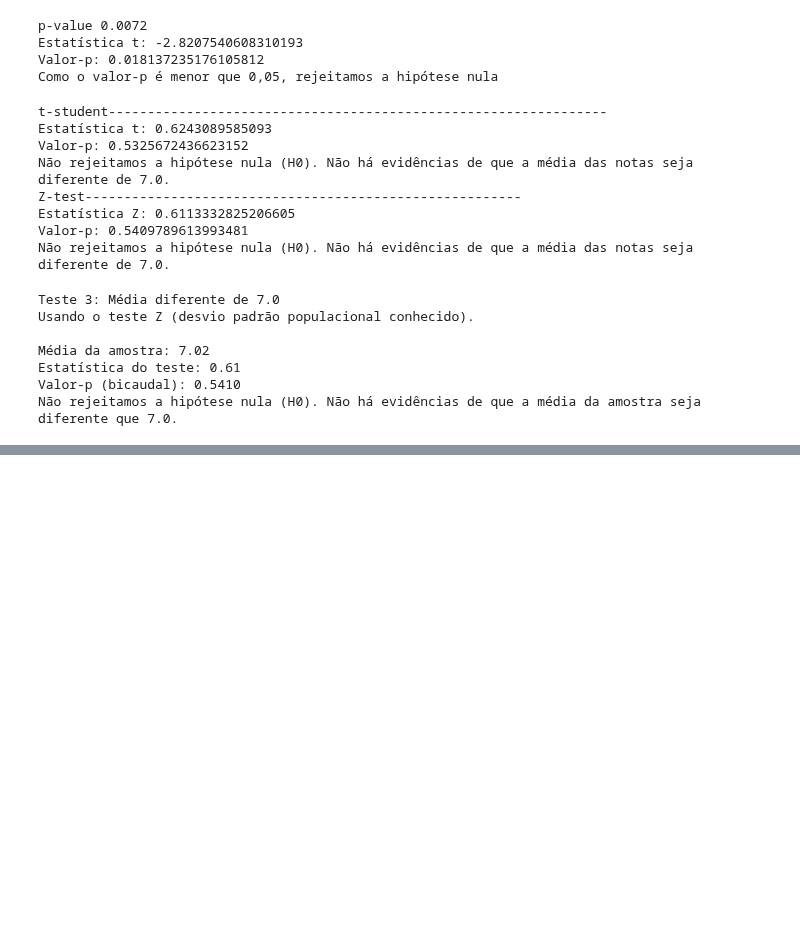
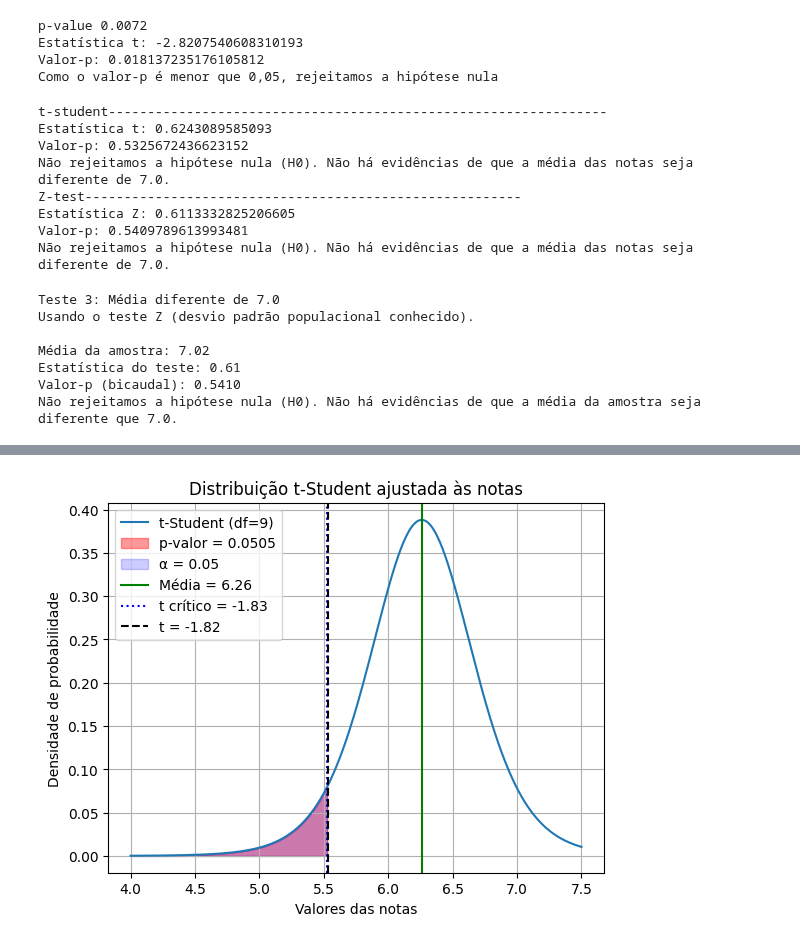
Before and after one commit to albertoakel/EBAC, a Jupyter notebook: notebook/Teste_de_hipotese_exemplos.ipynb, the cells around one changed output, grey strips where cells are left out. Saved outputs shown, nothing was run; the diff lists cells and outputs as text; code cells hidden in the pictures; blank space fills up the shorter version.

```diff
--- a/notebook/Teste_de_hipotese_exemplos.ipynb
+++ b/notebook/Teste_de_hipotese_exemplos.ipynb
@@ -381,0 +529,12 @@ Não rejeitamos a hipótese nula (H0). Não há evidências de que a média da a
+# %%
+notas=[6.5, 6, 6.8, 7.5, 4, 7.1, 6.7, 7.4, 6.6, 4] , desvio= 1.20349,média=6.26
+muo=7
+ho=7
+#calcular média e desvio das amostas
+
+x=np.mean(notas)
+s=np.std(notas)
+t=(x-ho)/(s/np.sqrt(len(notas)))
+print('Média:',x)
+print('Desvio padrão:',s)
+print('teste-t:',t)
@@ -381,0 +596,58 @@ Não rejeitamos a hipótese nula (H0). Não há evidências de que a média da a
+# %%
+import numpy as np
+import matplotlib.pyplot as plt
+from scipy.stats import t
+
+# Parâmetros
+df = 9  # Graus de liberdade
+t_value = -1.82  # Estatística t calculada
+p_value = 0.0505  # p-valor
+alpha = 0.05  # Nível de significância
+t_critical = t.ppf(alpha, df)  # Valor crítico de t
+
+# Intervalo das notas
+notas = [6.5, 6, 6.8, 7.5, 4, 7.1, 6.7, 7.4, 6.6, 4]
+x_min = min(notas)  # Valor mínimo das notas
+x_max = max(notas)  # Valor máximo das notas
+
+# Gerar valores de x para o gráfico
+x = np.linspace(x_min, x_max, 1000)
+
+# Calcular a média e o desvio padrão das notas
+media = np.mean(notas)
+desvio_padrao = np.std(notas, ddof=1)  # ddof=1 para desvio padrão amostral
+
+# Gerar valores da distribuição t-Student ajustados ao eixo x
+y = t.pdf((x - media) / (desvio_padrao / np.sqrt(len(notas))), df)
+
+# Plotar a distribuição t-Student ajustada
+plt.plot(x, y, label=f"t-Student (df={df})")
+
+# Preencher a área correspondente ao p-valor
+p_valor_x = x[x <= media + t_value * (desvio_padrao / np.sqrt(len(notas)))]
+plt.fill_between(p_valor_x, t.pdf((p_valor_x - media) / (desvio_padrao / np.sqrt(len(notas))), df), color='red', alpha=0.4, label=f"p-valor = {p_value:.4f}")
+
+# Preencher a área correspondente ao nível de significância (α = 0.05)
+alpha_x = x[x <= media + t_critical * (desvio_padrao / np.sqrt(len(notas)))]
+plt.fill_between(alpha_x, t.pdf((alpha_x - media) / (desvio_padrao / np.sqrt(len(notas))), df), color='blue', alpha=0.2, label=f"α = {alpha}")
+
+# Linha vertical para a média das notas
+plt.axvline(media, color='green', linestyle='-', label=f"Média = {media:.2f}")
+
+# Linha vertical para o valor crítico de t
+t_critical_x = media + t_critical * (desvio_padrao / np.sqrt(len(notas)))
+plt.axvline(t_critical_x, color='blue', linestyle=':', label=f"t crítico = {t_critical:.2f}")
+
+# Linha vertical para a estatística t calculada
+t_value_x = media + t_value * (desvio_padrao / np.sqrt(len(notas)))
+plt.axvline(t_value_x, color='black', linestyle='--', label=f"t = {t_value:.2f}")
+
+# Configurações do gráfico
+plt.title("Distribuição t-Student ajustada às notas")
+plt.xlabel("Valores das notas")
+plt.ylabel("Densidade de probabilidade")
+plt.legend()
+plt.grid()
+plt.show()
+# %% [output]
+[figure, added]
```
Also changed, not shown: parts of 10 cells of this notebook.
